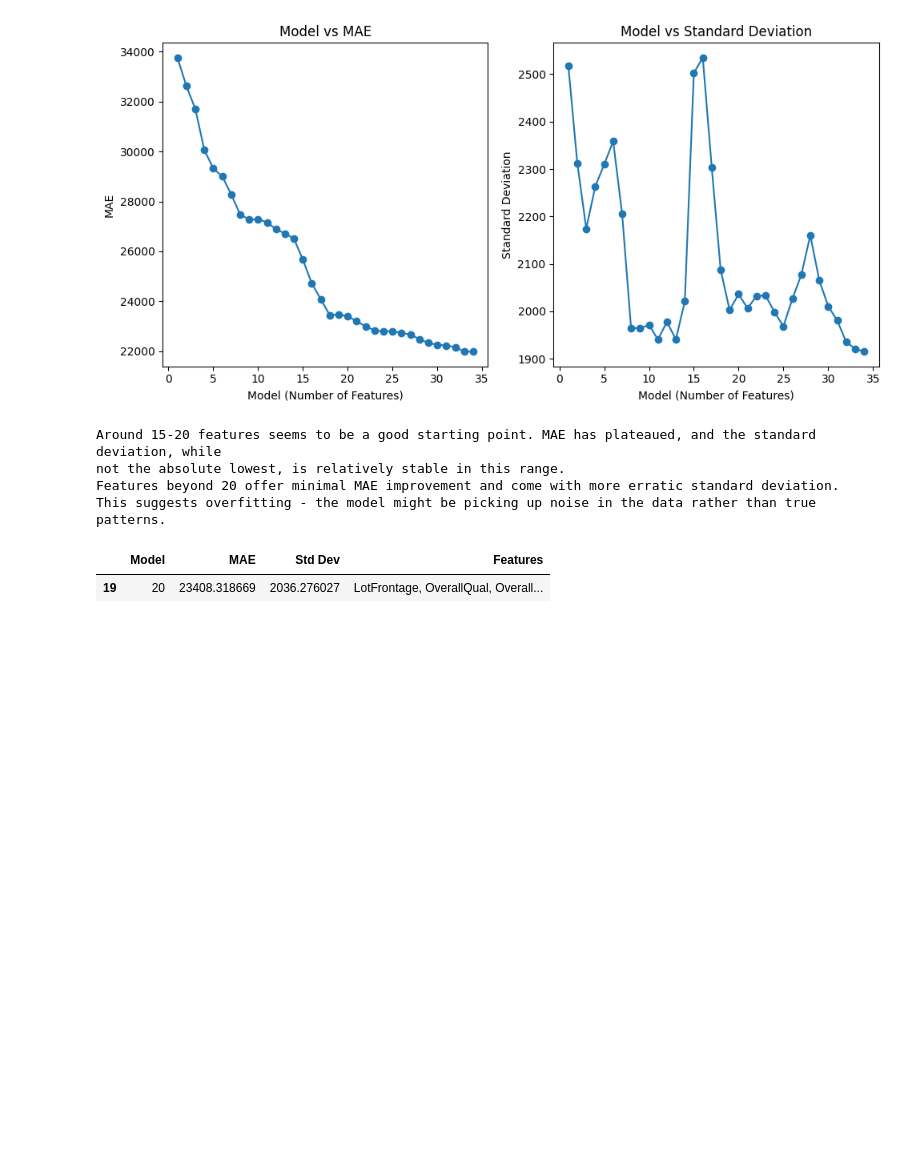
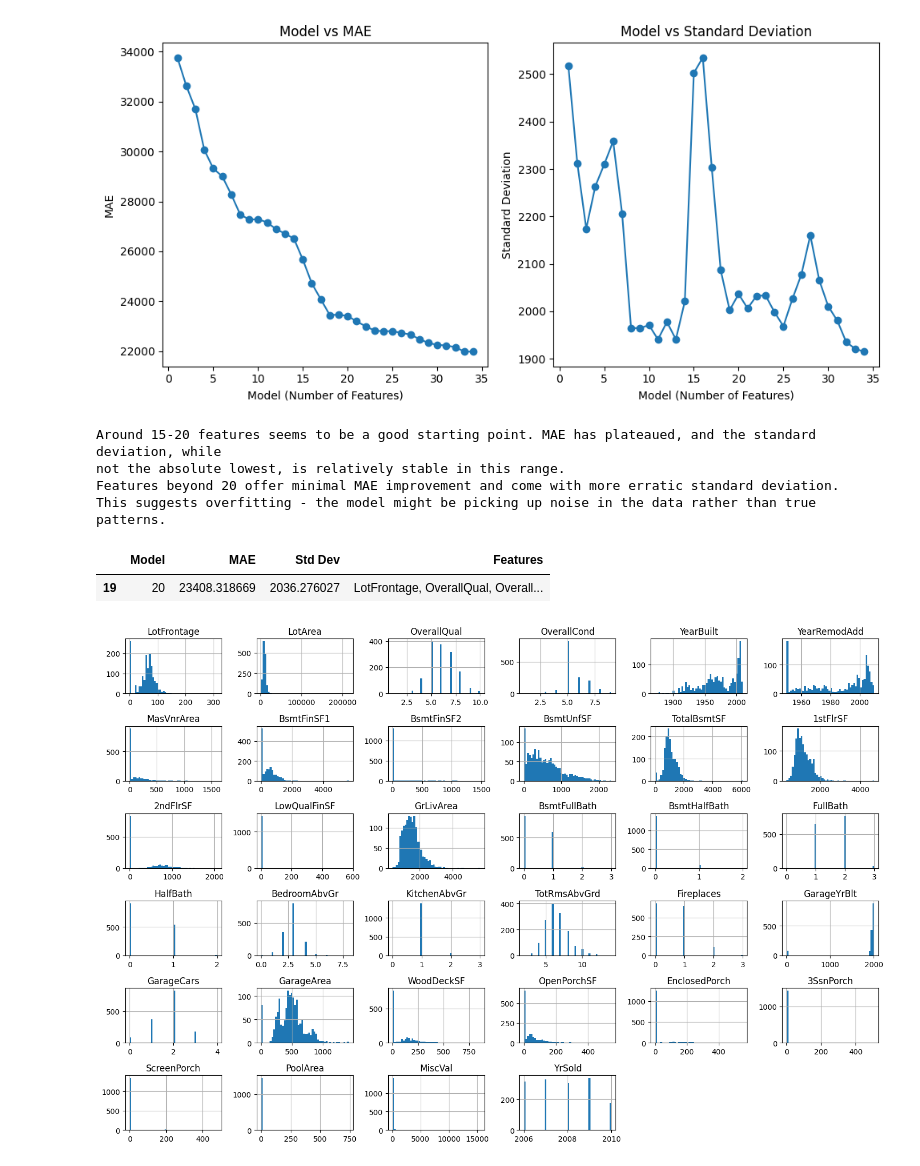
Before and after one commit to Anurag163/Kaggle--House-Prediction, a Jupyter notebook: RFE.ipynb, the cells around one changed output. Cells and saved outputs as stored; diff of their text form; code cells hidden in the pictures; blank space fills up the shorter version.

```diff
--- a/RFE.ipynb
+++ b/RFE.ipynb
@@ -183,3 +185,20 @@ model2.fit(numeric_df_updated_train_20_feat, numeric_df_saleprice)
 y_pred_model2=model2.predict(numeric_df_updated_test_20_feat)
 y_pred_model2_df=pd.DataFrame(y_pred_model2)
 y_pred_model2_df.to_csv('/home/anuragverma/Desktop/Kaggle/Kaggle--House-Prediction/Predictions/model4.csv')
+# %%
+#Caculate skewness and kurtosis for all nuemrical cols on train data
+skewness_values=numeric_df_updated_train.apply(skew)
+kurtosis_values=numeric_df_updated_train.apply(kurtosis)
+
+summary_df=pd.DataFrame({
+    'Skewness':skewness_values,
+    'kurtosis_values':kurtosis_values
+},index=numeric_df_updated_train.columns)
+
+#display(summary_df)
+
+numeric_df_updated_train.hist(figsize=(15, 10), bins=50)
+plt.tight_layout()  # Prevent overlapping plots
+plt.show()
+# %% [output]
+[figure, added]
```
Also changed, not shown: parts of 20 cells of this notebook, 3 other files.
